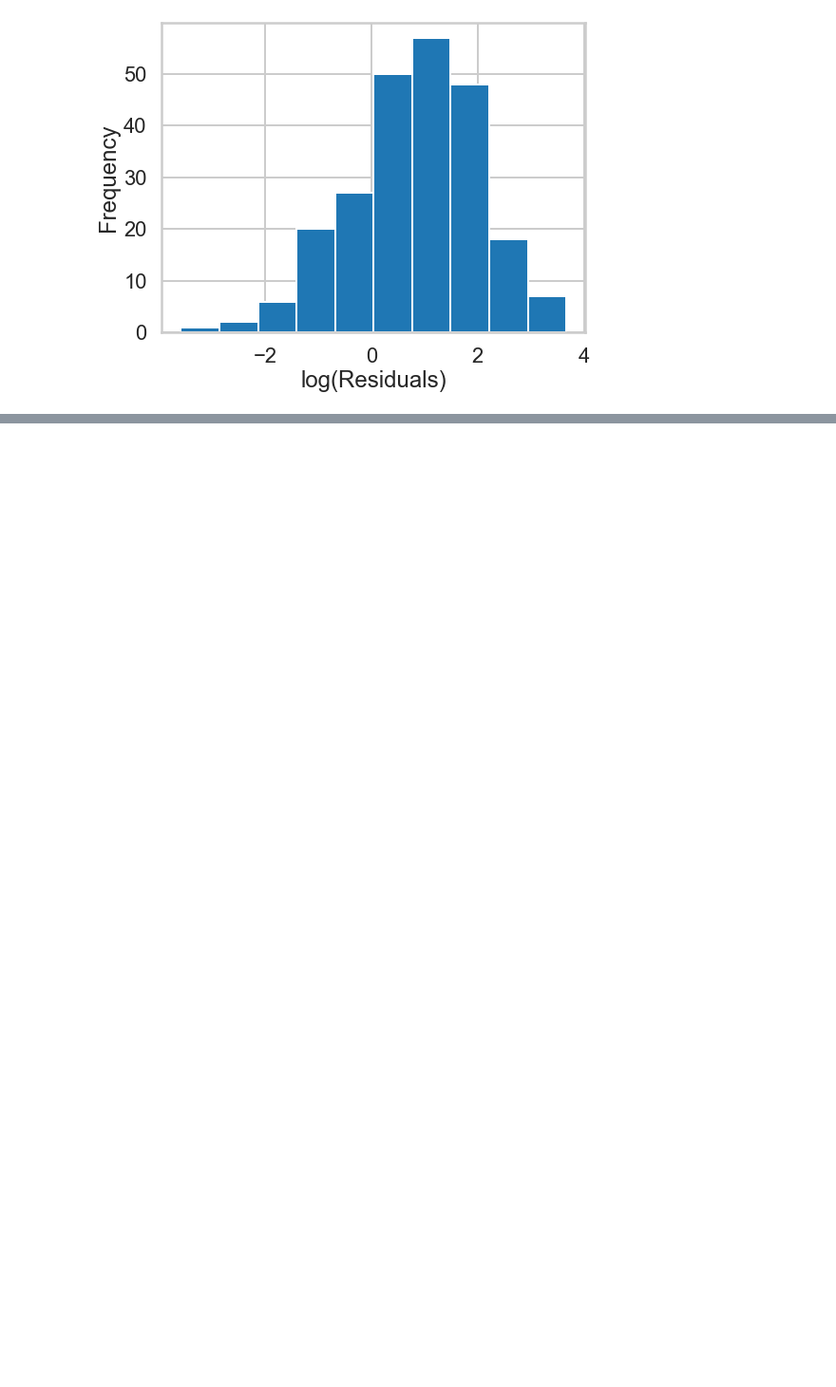
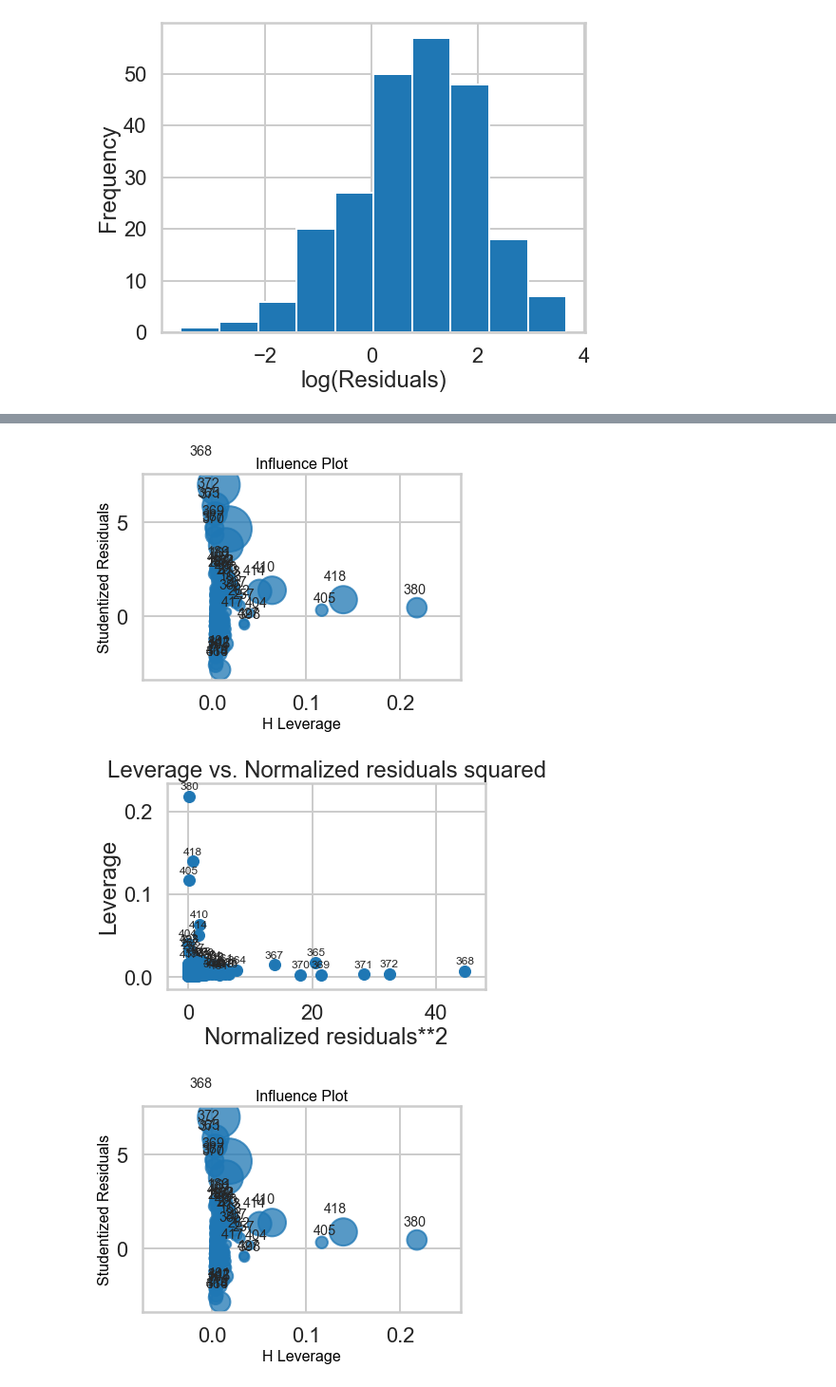
Before and after one commit to narek-g/mec-mini-projects, a Jupyter notebook: mec-11.4.1-linear-regression-mini-project/Mini_Project_Linear_Regression.ipynb, the cells around one changed output, grey strips where cells are left out. Shown at 95% size. Cells and saved outputs as stored; diff of their text form; code cells hidden in the pictures; blank space fills up the shorter version.

```diff
--- a/mec-11.4.1-linear-regression-mini-project/Mini_Project_Linear_Regression.ipynb
+++ b/mec-11.4.1-linear-regression-mini-project/Mini_Project_Linear_Regression.ipynb
@@ -919,0 +1034,8 @@ plt.show()
+# %%
+from statsmodels.graphics.regressionplots import *
+plot_leverage_resid2(m)
+influence_plot(m)
+# %% [output]
+[figure, added]
+[figure, added]
+[figure, added]
```
Also changed, not shown: parts of 11 cells of this notebook.
